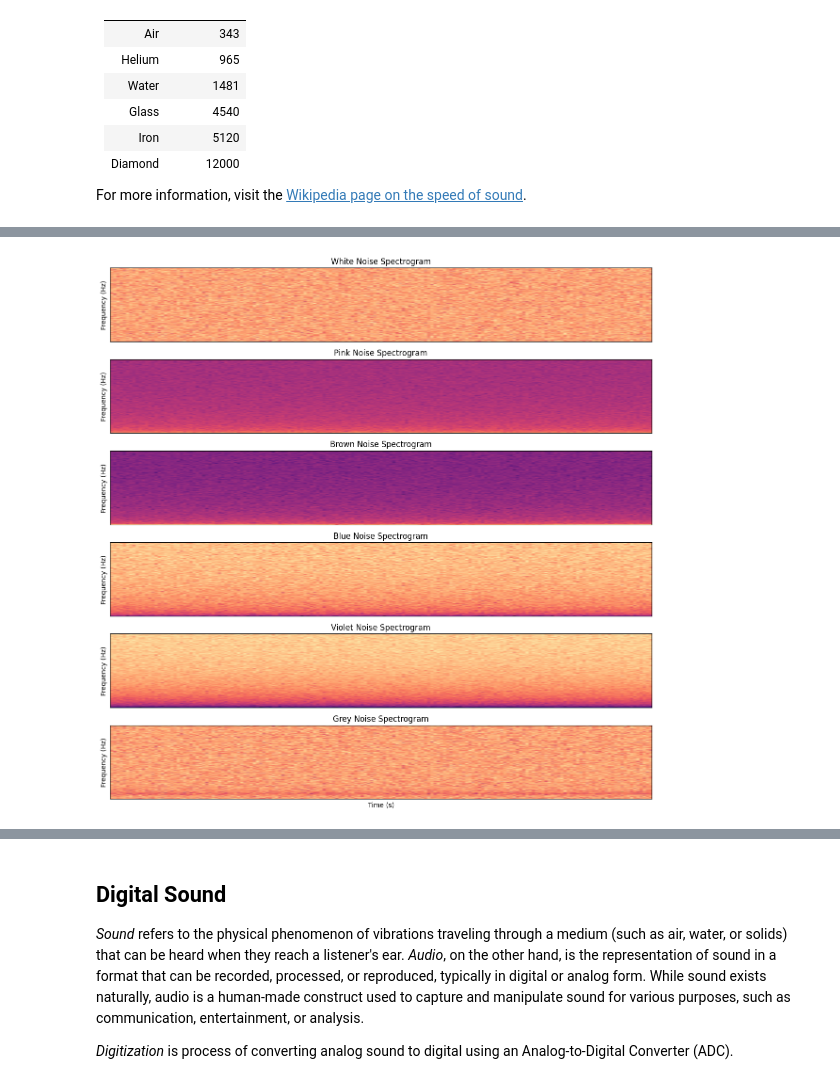
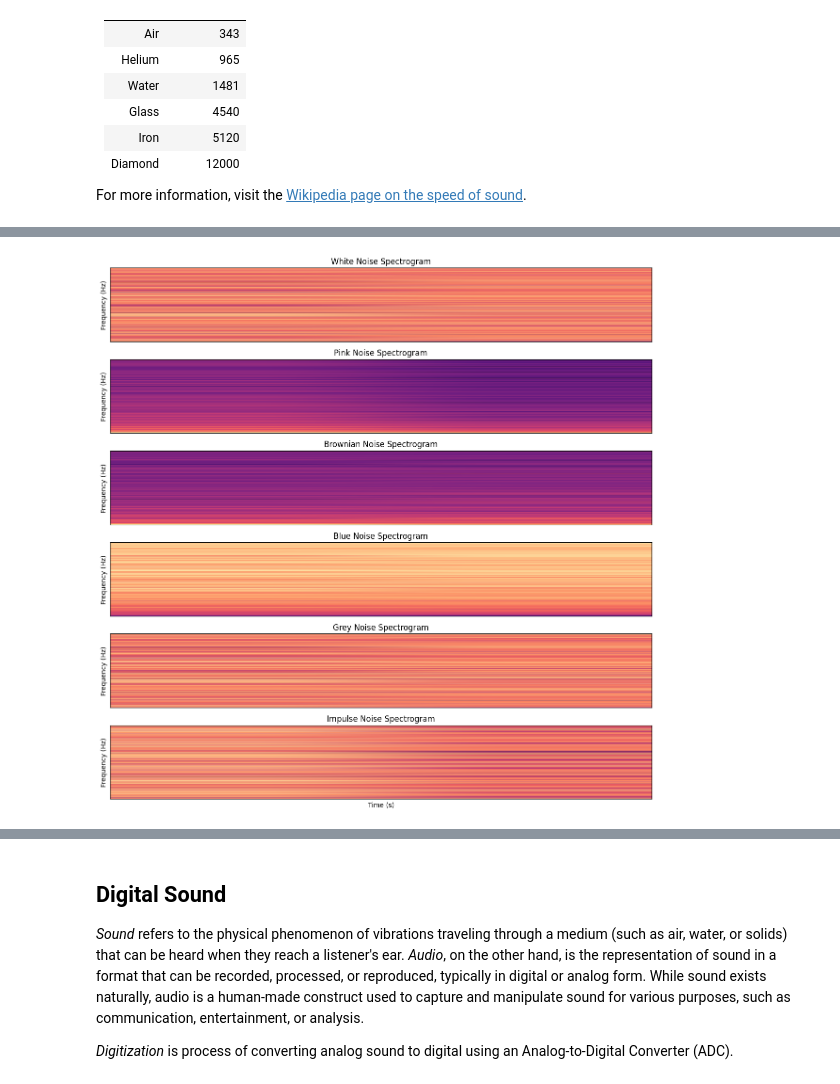
Before and after one commit to alexarje/sensing, a Jupyter notebook: book/week3.ipynb, the cells around one changed output, grey strips where cells are left out. Drawn from its saved outputs; the diff is of its cells as text; code cells hidden in the pictures.

```diff
--- a/book/week3.ipynb
+++ b/book/week3.ipynb
@@ -459,14 +437,61 @@ These noise types are used in audio testing, sound masking, and various scientif
 # %%
+# Define parameters
+sampling_rate = 1000  # Hz
+duration = 2  # seconds
+N = sampling_rate * duration
+t = np.linspace(0, duration, N, endpoint=False)
+
+# Generate noises
+white_noise = np.random.normal(0, 1, N)
+
+# Pink noise (approximate using Voss-McCartney algorithm)
+def pink_noise(N):
+    n_rows = 16
+    n_cols = N
+    array = np.random.randn(n_rows, n_cols)
+    array = np.cumsum(array, axis=1)
+    array = array / np.arange(1, n_cols + 1)
+    return np.sum(array, axis=0)
+
+pink_noise = pink_noise(N)
+
+# Brownian noise (integrated white noise)
+brownian_noise = np.cumsum(np.random.normal(0, 1, N))
+brownian_noise /= np.max(np.abs(brownian_noise))
+
+# Blue noise (differentiated white noise)
+blue_noise = np.diff(white_noise, prepend=0)
+blue_noise /= np.max(np.abs(blue_noise))
+
+# Grey noise (white noise shaped by equal loudness curve, here just normalized white noise)
+grey_noise = white_noise / np.max(np.abs(white_noise))
+
+# Impulse noise (random sparse spikes)
+impulse_noise = np.zeros(N)
+impulse_indices = np.random.choice(N, size=int(N * 0.01), replace=False)
+impulse_noise[impulse_indices] = np.random.choice([-1, 1], size=len(impulse_indices))
+
+# List of noises
+noises = [
+    ("White", white_noise),
+    ("Pink", pink_noise),
+    ("Brownian", brownian_noise),
+    ("Blue", blue_noise),
+    ("Grey", grey_noise),
+    ("Impulse", impulse_noise)
+]
+
+# Plot spectrograms
 plt.figure(figsize=(12, 12))
 for i, (name, noise) in enumerate(noises, 1):
     plt.subplot(6, 1, i)
     plt.specgram(noise, Fs=sampling_rate, NFFT=1024, noverlap=512, cmap='magma')
     plt.title(f'{name} Noise Spectrogram')
     plt.ylabel('Frequency (Hz)')
     plt.xticks([])
     plt.yticks([])
 plt.xlabel('Time (s)')
 plt.tight_layout()
 plt.show()
 # %% [output]
-[figure, old version]
+[figure, new version]
```
Also changed, not shown: parts of 14 cells of this notebook.
